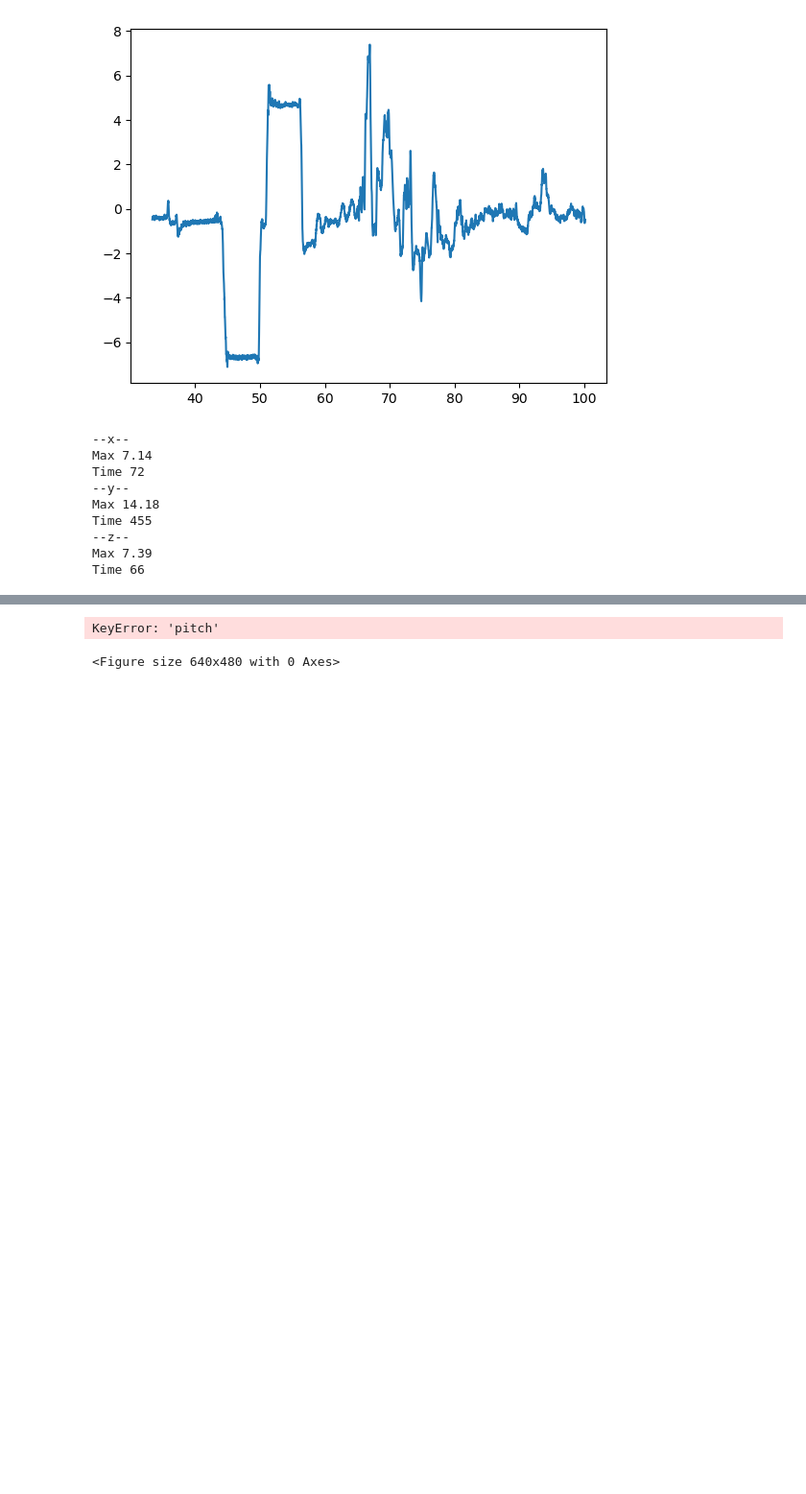
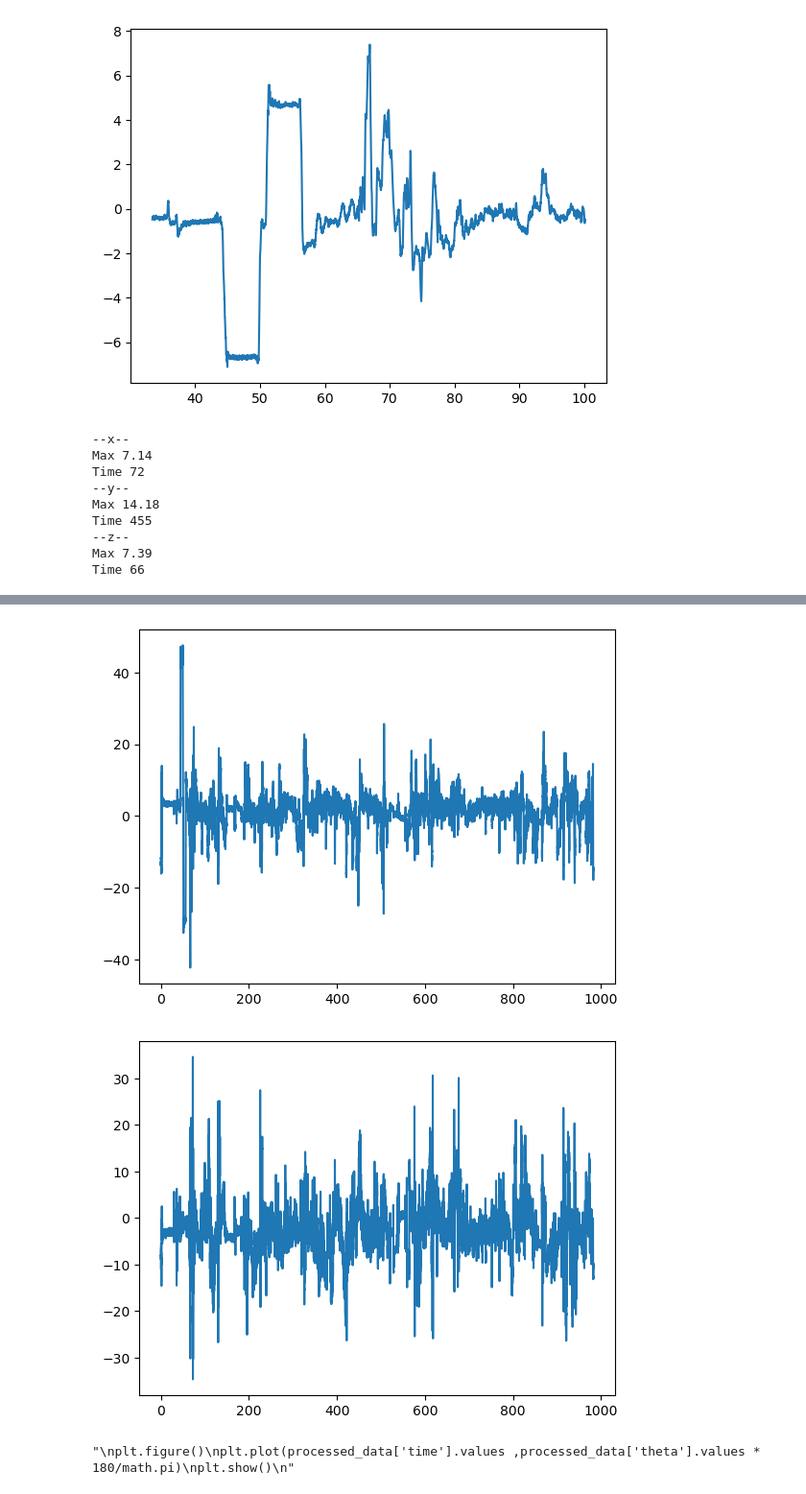
Before and after one commit to davidenberg/Junction2023, a Jupyter notebook: accelerometer_concept.ipynb, the cells around one changed output, grey strips where cells are left out. Shown: that part at 96% size. Saved outputs shown, nothing was run; the diff lists cells and outputs as text; code cells hidden in the pictures; blank space fills up the shorter version.

```diff
--- a/accelerometer_concept.ipynb
+++ b/accelerometer_concept.ipynb
@@ -143,19 +147,22 @@ plt.show()
 # %%
 #plot angles
 plt.figure()
-plt.plot(processed_data['time'].values ,processed_data['pitch'].values * 180/math.pi)
+plt.plot(processed_data['time'].values ,processed_data['pitch'].values)
 plt.show()
 
 plt.figure()
-plt.plot(processed_data['time'].values ,processed_data['roll'].values * 180/math.pi)
+plt.plot(processed_data['time'].values ,processed_data['roll'].values)
 plt.show()
 
+"""
 plt.figure()
 plt.plot(processed_data['time'].values ,processed_data['theta'].values * 180/math.pi)
 plt.show()
+"""
 # %% [output]
+[figure, added]
+[figure, added]
-KeyError: 'pitch'
+"\nplt.figure()\nplt.plot(processed_data['time'].values ,processed_data['theta'].values * 180/math.pi)\nplt.show()\n"
-<Figure size 640x480 with 0 Axes>
 # %%
 print("--pitch--")
 print('Max %.2f' % processed_data['pitch'].max())
```
Also changed, not shown: parts of 4 cells of this notebook.
